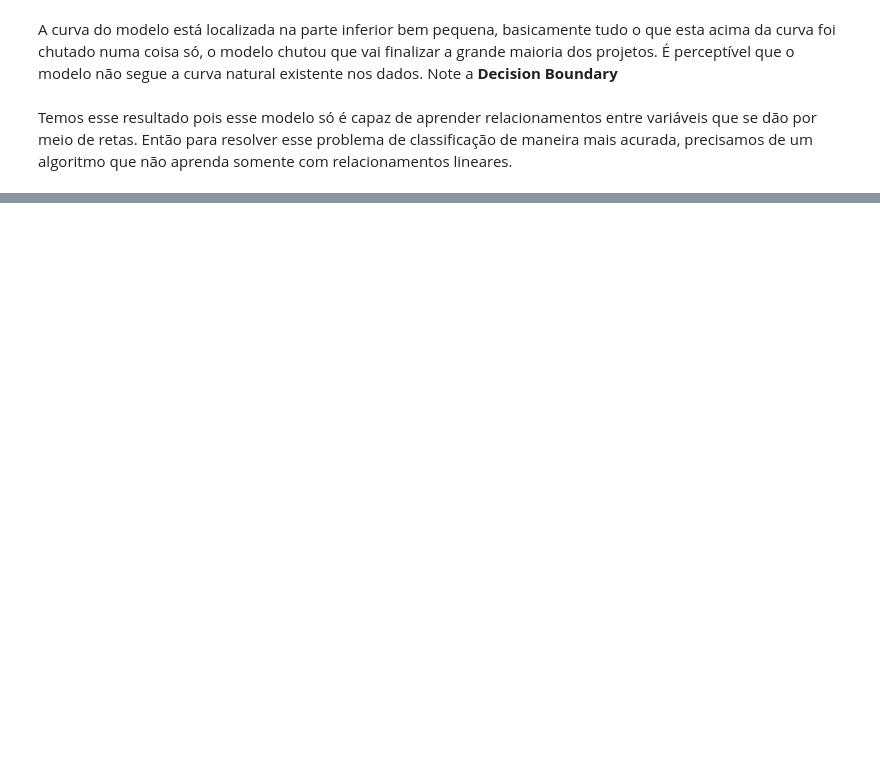
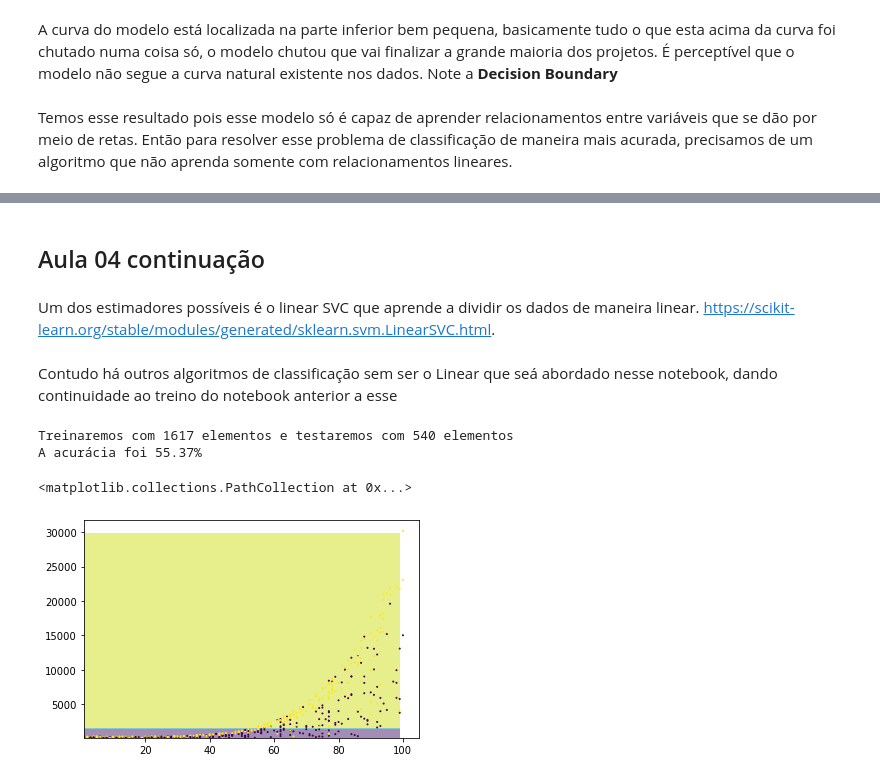
Before and after one commit to lucas-bernardo-souza/Machine-Learning-Alura, a Jupyter notebook: 03PredizendoSeUmProjetoSeraFinalizado.ipynb, the cells around one changed output, grey strips where cells are left out. Drawn from its saved outputs; the diff is of its cells as text; code cells hidden in the pictures; blank space fills up the shorter version.

Commit message:
Aula04OutrosAlgDeClassificacao

```diff
--- a/03PredizendoSeUmProjetoSeraFinalizado.ipynb
+++ b/03PredizendoSeUmProjetoSeraFinalizado.ipynb
@@ -204,0 +220,55 @@ Temos esse resultado pois esse modelo só é capaz de aprender relacionamentos e
+# %% [markdown]
+## Aula 04 continuação
+# %% [markdown]
+Um dos estimadores possíveis é o linear SVC que aprende a dividir os dados de maneira linear.
+https://scikit-learn.org/stable/modules/generated/sklearn.svm.LinearSVC.html.
+# %% [markdown]
+Contudo há outros algoritmos de classificação sem ser o Linear que seá abordado nesse notebook, dando continuidade ao treino do notebook anterior a esse
+# %%
+from sklearn.model_selection import train_test_split
+from sklearn.svm import SVC
+from sklearn.metrics import accuracy_score
+
+SEED = 3
+np.random.seed(SEED) # Setando a semente no numpy para não precisar passar como parâmetro para o trains_test e pro treinamento
+                    #  do modelo
+
+treino_x, teste_x, treino_y, teste_y = train_test_split(x, y, test_size = 0.25, stratify = y)
+print("Treinaremos com %d elementos e testaremos com %d elementos" % (len(treino_x), len(teste_x)))
+
+# Utilizando o algoritmo SVC
+modelo = SVC()
+modelo.fit(treino_x, treino_y)
+previsoes = modelo.predict(teste_x)
+
+acuracia = accuracy_score(teste_y, previsoes) * 100
+print("A acurácia foi %.2f%%" % acuracia )
+# %% [output]
+Treinaremos com 1617 elementos e testaremos com 540 elementos
+A acurácia foi 55.37%
+# %%
+x_min = teste_x.horas_esperadas.min()
+x_max = teste_x.horas_esperadas.max()
+y_min = teste_x.preco.min()
+y_max = teste_x.preco.max()
+
+# Estabelecendo a quantidade de pixels, 100 x 100 vai dar 10000 pontos
+pixels = 100
+# Cada pixel vai representar um tamanho de 0.99 até chegar no 100
+eixo_x = np.arange(x_min, x_max, (x_max - x_min)/pixels)
+eixo_y = np.arange(y_min, y_max, (y_max - y_min)/pixels)
+
+xx, yy = np.meshgrid(eixo_x, eixo_y)
+# Mesclando o eixo x com o y
+pontos = np.c_[xx.ravel(), yy.ravel()] # c_ é uma operação de concatenação
+
+Z = modelo.predict(pontos)
+Z = Z.reshape(xx.shape)
+
+import matplotlib.pyplot as plt
+
+plt.contourf(xx, yy, Z, alpha=0.5)
+plt.scatter(teste_x.horas_esperadas, teste_x.preco, c=teste_y, s=1)
+# %% [output]
+<matplotlib.collections.PathCollection at 0x...>
+[figure, added]
```
Also changed, not shown: parts of 6 cells of this notebook.
